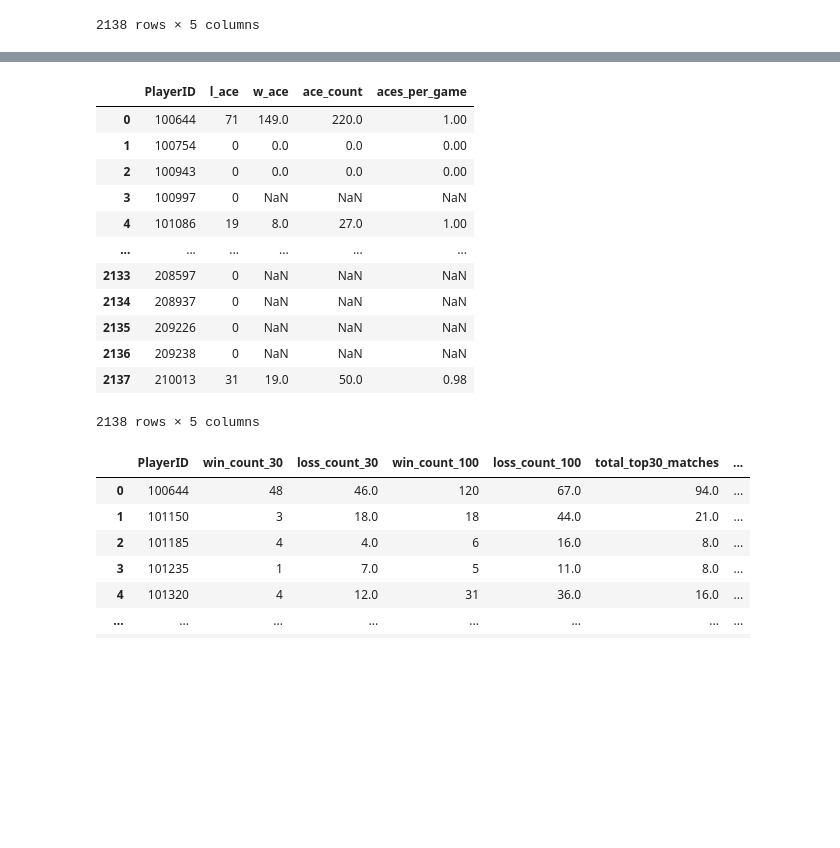
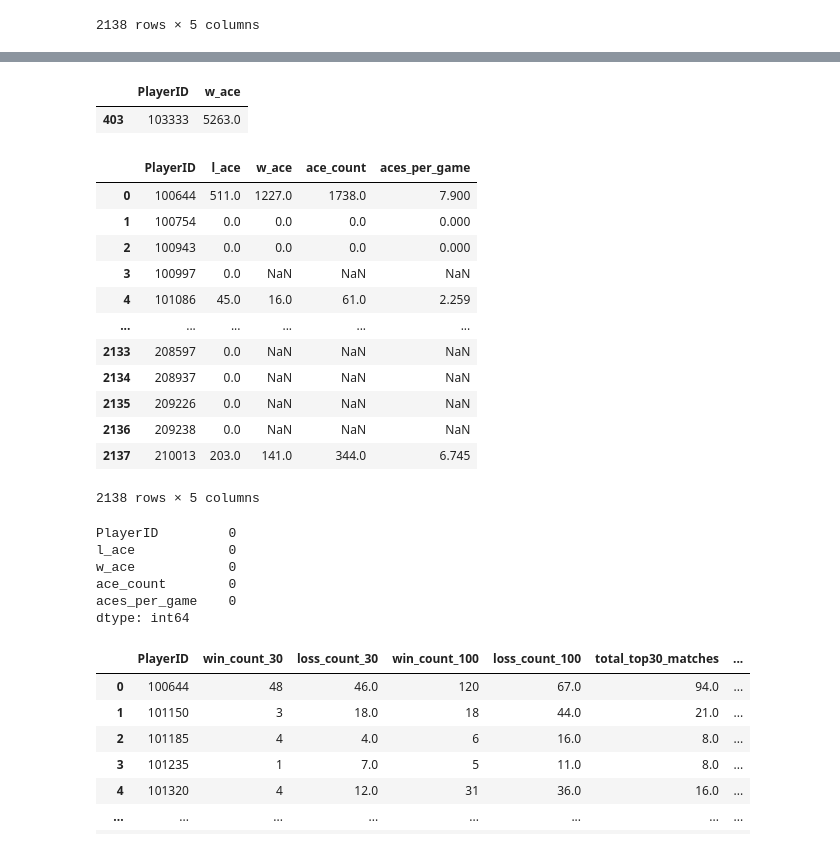
Before and after one commit to Racket-Science/Tennis-Match-Predictions, a Jupyter notebook: Notebooks/PlayerDatabse_Builder.ipynb, the cells around one changed output, grey strips where cells are left out. Saved outputs shown, nothing was run; the diff lists cells and outputs as text; code cells hidden in the pictures; blank space fills up the shorter version.

```diff
--- a/Notebooks/PlayerDatabse_Builder.ipynb
+++ b/Notebooks/PlayerDatabse_Builder.ipynb
@@ -20,0 +23,5 @@ df.head(1)
+# %%
+#### changed NANS to 101 so they would get filtered out later on and not corrupt a player's highest rank over 100
+
+df['winner_rank'] = df['winner_rank'].fillna(101)
+df['loser_rank'] = df['loser_rank'].fillna(101)
@@ -249,38 +377,52 @@ breakpoints
+# %%
+win_aces[win_aces['PlayerID'] == 103333 ]
+# %% [output]
+|  | PlayerID | w_ace |
+| 403 | 103333 | 5263.0 |
 # %%
 ### ACES
-loss_aces = df.groupby('loser_id')[['l_ace']].agg('count').reset_index()
+loss_aces = df.groupby('loser_id')[['l_ace']].agg('sum').reset_index()
 loss_aces = loss_aces.rename(columns={'loser_id' : 'PlayerID', 'lose_count': 'ace_count_lost'})
 
-win_aces = df.groupby('winner_id')[['w_ace']].agg('count').reset_index()
+win_aces = df.groupby('winner_id')[['w_ace']].agg('sum').reset_index()
 win_aces = win_aces.rename(columns={'winner_id' : 'PlayerID', 'win_count':'ace_count_win'})
 
 data_frames = [loss_aces, win_aces]
 
 aces = reduce(lambda  left,right: pd.merge(left,right,on=['PlayerID'],
                                             how='left'), data_frames)
 aces['ace_count'] = aces['l_ace'] + aces['w_ace']
 
 data_frames = [aces, win_loss]
 aces = reduce(lambda  left,right: pd.merge(left,right,on=['PlayerID'],
                                             how='left'), data_frames)
 aces['aces_per_game'] = round((aces['ace_count'] / aces['match_count']),3)
 columns_drop =['win_count', 'lose_count', 'match_count', 'win%']
 aces = aces.drop(columns_drop, 1)
 aces
 # %% [output]
 |  | PlayerID | l_ace | w_ace | ace_count | aces_per_game |
-| 0 | 100644 | 71 | 149.0 | 220.0 | 1.00 |
-| 1 | 100754 | 0 | 0.0 | 0.0 | 0.00 |
-| 2 | 100943 | 0 | 0.0 | 0.0 | 0.00 |
-| 3 | 100997 | 0 | NaN | NaN | NaN |
-| 4 | 101086 | 19 | 8.0 | 27.0 | 1.00 |
+| 0 | 100644 | 511.0 | 1227.0 | 1738.0 | 7.900 |
+| 1 | 100754 | 0.0 | 0.0 | 0.0 | 0.000 |
+| 2 | 100943 | 0.0 | 0.0 | 0.0 | 0.000 |
+| 3 | 100997 | 0.0 | NaN | NaN | NaN |
+| 4 | 101086 | 45.0 | 16.0 | 61.0 | 2.259 |
 | ... | ... | ... | ... | ... | ... |
-| 2133 | 208597 | 0 | NaN | NaN | NaN |
-| 2134 | 208937 | 0 | NaN | NaN | NaN |
-| 2135 | 209226 | 0 | NaN | NaN | NaN |
-| 2136 | 209238 | 0 | NaN | NaN | NaN |
-| 2137 | 210013 | 31 | 19.0 | 50.0 | 0.98 |
+| 2133 | 208597 | 0.0 | NaN | NaN | NaN |
+| 2134 | 208937 | 0.0 | NaN | NaN | NaN |
+| 2135 | 209226 | 0.0 | NaN | NaN | NaN |
+| 2136 | 209238 | 0.0 | NaN | NaN | NaN |
+| 2137 | 210013 | 203.0 | 141.0 | 344.0 | 6.745 |
 2138 rows × 5 columns
+# %%
+aces[aces['PlayerID'] == 103333 ].isnull().sum()
+# %% [output]
+PlayerID         0
+l_ace            0
+w_ace            0
+ace_count        0
+aces_per_game    0
+dtype: int64
 # %%
 #### Count Matches WON & LOSS with opponent being in the top 30 ###
 #9744 rows of loser is in top 30
```
Also changed, not shown: parts of 34 cells of this notebook.
